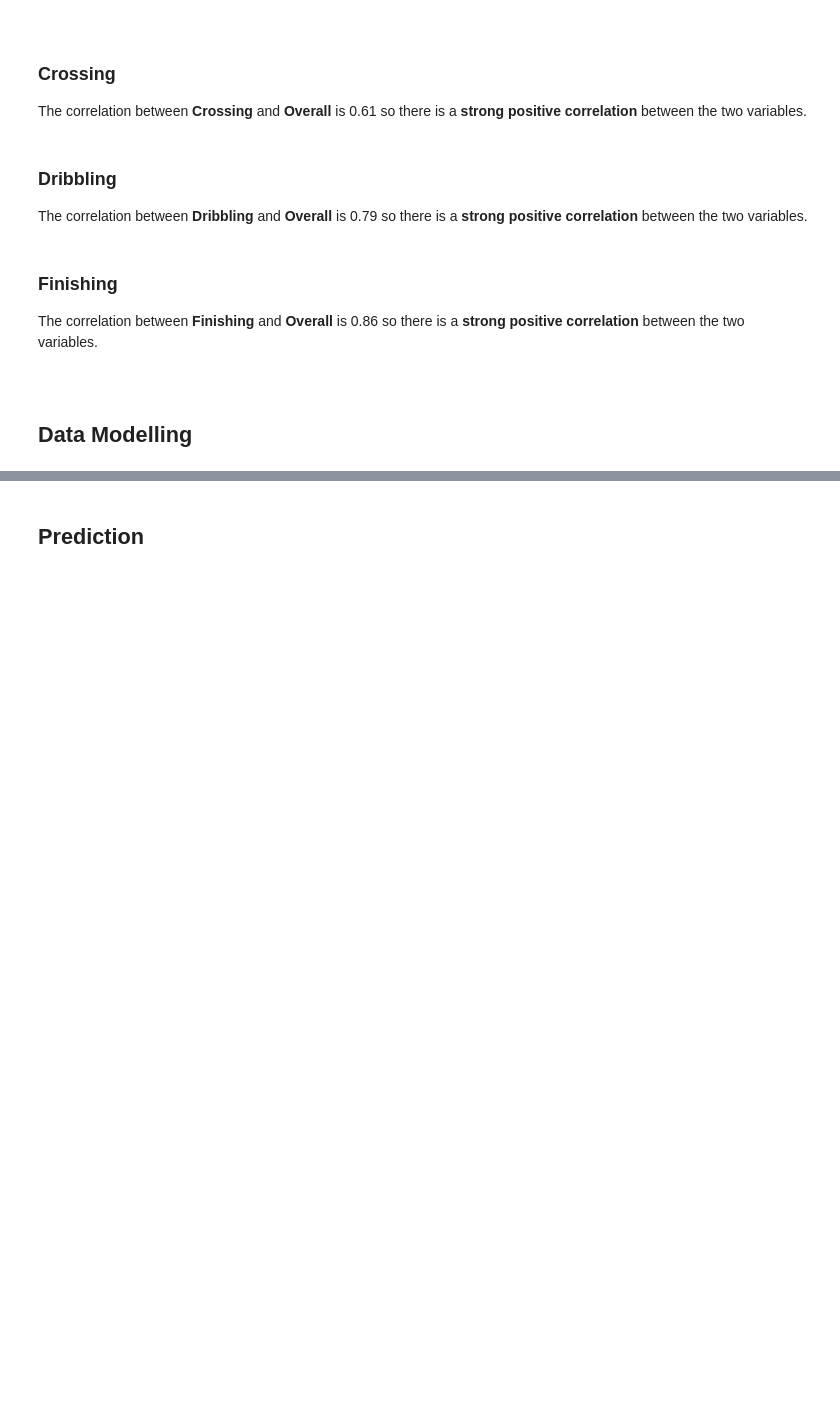
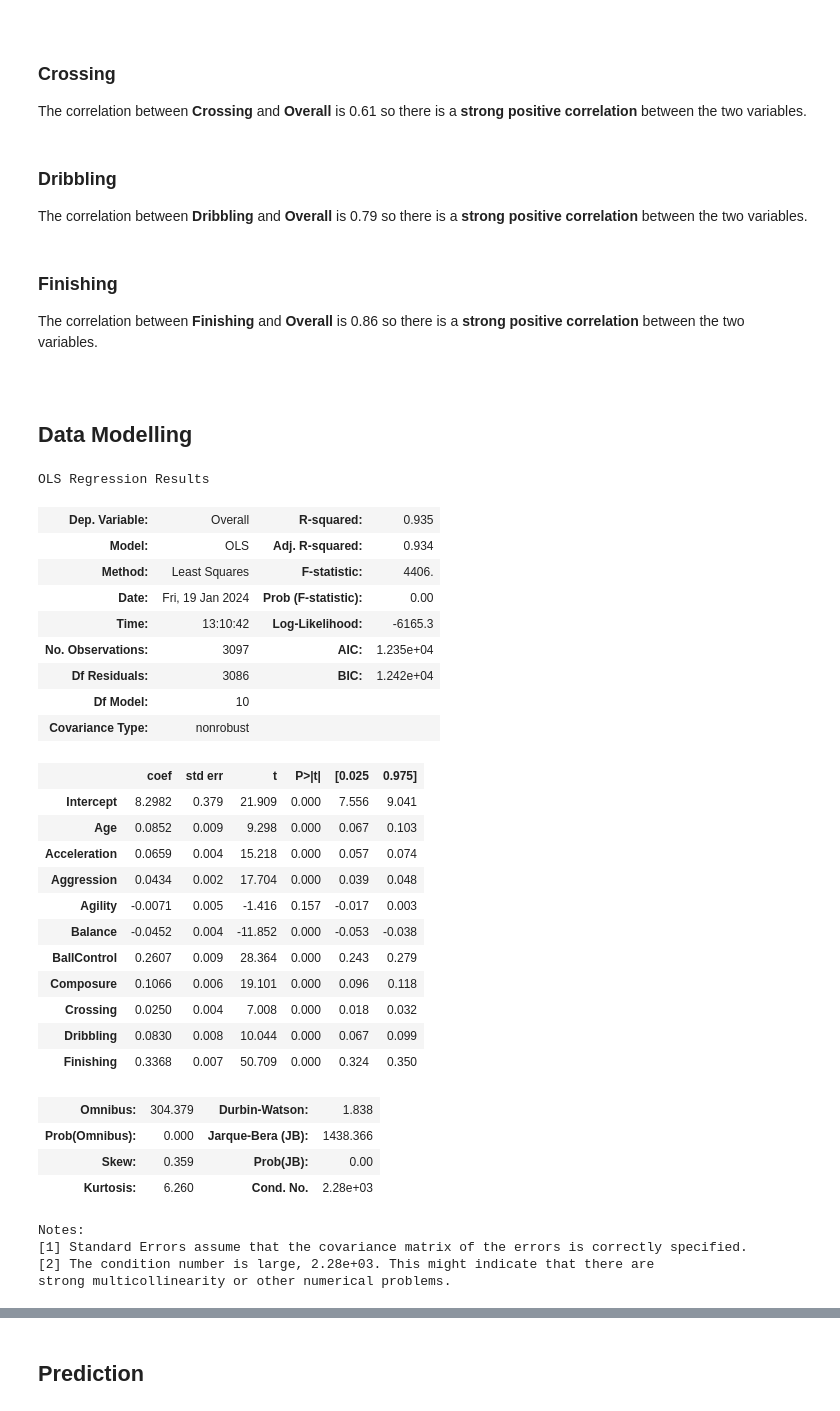
Before and after one commit to morilisa25/com.mcast.adad2023.a02.mori_lisa, a Jupyter notebook: assignment.ipynb, the cells around one changed output, grey strips where cells are left out. Cells and saved outputs as stored; diff of their text form; code cells hidden in the pictures; blank space fills up the shorter version.

Commit message:
Finished Data Modelling

```diff
--- a/assignment.ipynb
+++ b/assignment.ipynb
@@ -264,3 +264,43 @@ The correlation between **Dribbling** and **Overall** is 0.79 so there is a **st
 The correlation between **Finishing** and **Overall** is 0.86 so there is a **strong positive correlation** between the two variables.<br><br/>
 # %% [markdown]
 ## Data Modelling
+# %%
+import statsmodels.formula.api as smf
+import statsmodels.api as sm
+
+formula = "Overall ~ Age + Acceleration + Aggression + Agility + Balance + BallControl + Composure + Crossing + Dribbling + Finishing"
+
+model = smf.ols(formula=formula, data=data).fit()
+
+model.summary()
+# %% [output]
+OLS Regression Results
+| Dep. Variable: | Overall | R-squared: | 0.935 |
+| Model: | OLS | Adj. R-squared: | 0.934 |
+| Method: | Least Squares | F-statistic: | 4406. |
+| Date: | Fri, 19 Jan 2024 | Prob (F-statistic): | 0.00 |
+| Time: | 13:10:42 | Log-Likelihood: | -6165.3 |
+| No. Observations: | 3097 | AIC: | 1.235e+04 |
+| Df Residuals: | 3086 | BIC: | 1.242e+04 |
+| Df Model: | 10 |  |  |
+| Covariance Type: | nonrobust |  |  |
+|  | coef | std err | t | P>|t| | [0.025 | 0.975] |
+| Intercept | 8.2982 | 0.379 | 21.909 | 0.000 | 7.556 | 9.041 |
+| Age | 0.0852 | 0.009 | 9.298 | 0.000 | 0.067 | 0.103 |
+| Acceleration | 0.0659 | 0.004 | 15.218 | 0.000 | 0.057 | 0.074 |
+| Aggression | 0.0434 | 0.002 | 17.704 | 0.000 | 0.039 | 0.048 |
+| Agility | -0.0071 | 0.005 | -1.416 | 0.157 | -0.017 | 0.003 |
+| Balance | -0.0452 | 0.004 | -11.852 | 0.000 | -0.053 | -0.038 |
+| BallControl | 0.2607 | 0.009 | 28.364 | 0.000 | 0.243 | 0.279 |
+| Composure | 0.1066 | 0.006 | 19.101 | 0.000 | 0.096 | 0.118 |
+| Crossing | 0.0250 | 0.004 | 7.008 | 0.000 | 0.018 | 0.032 |
+| Dribbling | 0.0830 | 0.008 | 10.044 | 0.000 | 0.067 | 0.099 |
+| Finishing | 0.3368 | 0.007 | 50.709 | 0.000 | 0.324 | 0.350 |
+| Omnibus: | 304.379 | Durbin-Watson: | 1.838 |
+| Prob(Omnibus): | 0.000 | Jarque-Bera (JB): | 1438.366 |
+| Skew: | 0.359 | Prob(JB): | 0.00 |
+| Kurtosis: | 6.260 | Cond. No. | 2.28e+03 |
+Notes:
+[1] Standard Errors assume that the covariance matrix of the errors is correctly specified.
+[2] The condition number is large, 2.28e+03. This might indicate that there are
+strong multicollinearity or other numerical problems.
```
Also changed, not shown: parts of 4 cells of this notebook.
